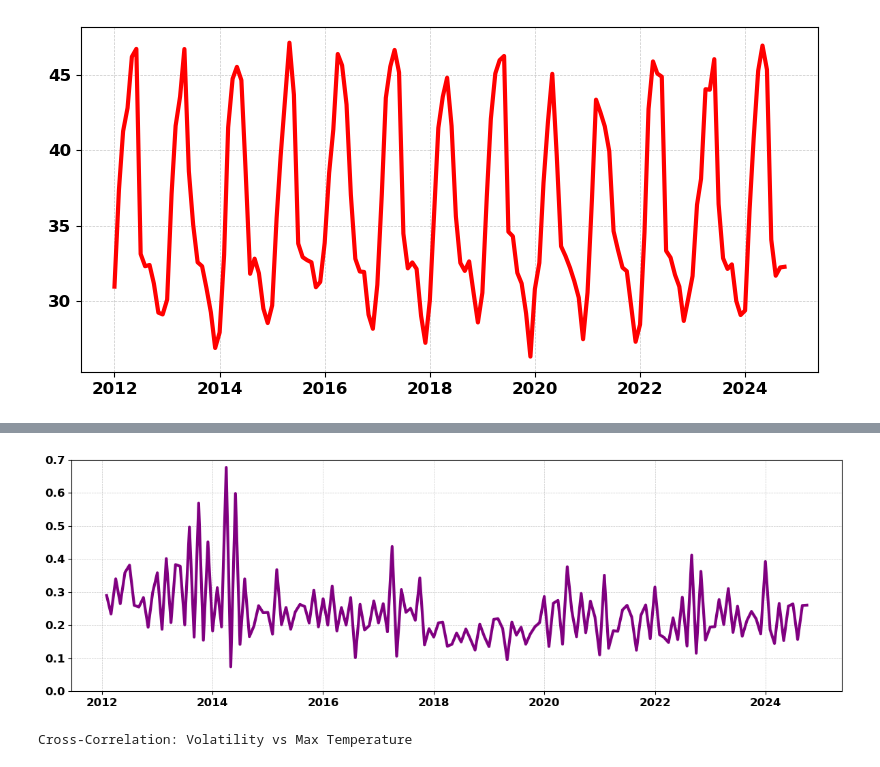
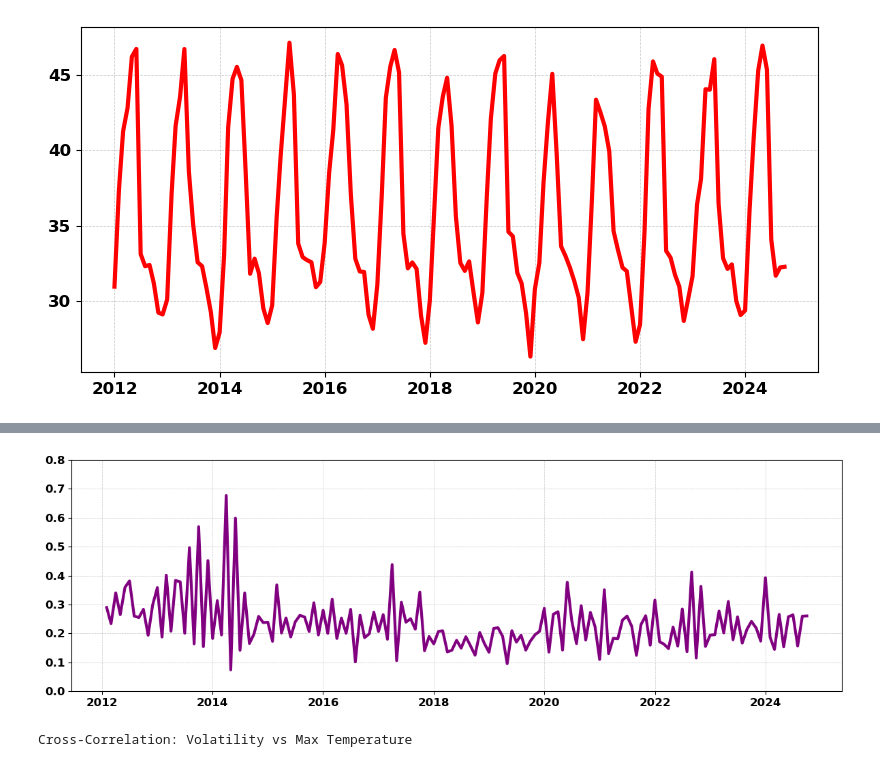
Before and after one commit to AbbinavSK/Crop-Price-Volatility-Analysis-in-India, a Jupyter notebook: Brinjal-price-analysis(state-level).ipynb, the cells around one changed output, grey strips where cells are left out. Cells and saved outputs as stored; diff of their text form; code cells hidden in the pictures.

```diff
--- a/Brinjal-price-analysis(state-level).ipynb
+++ b/Brinjal-price-analysis(state-level).ipynb
@@ -331,21 +335,21 @@ model or by setting rescale=False.
 # %%
 # Plotting the conditional volatility obtained from EGARCH
 
 data["State_Mean_LogReturns_CondVol"] = garch_fit.conditional_volatility
 
 plt.figure(figsize=(12, 4))
 
 plt.plot(data["Price Date"], data["State_Mean_LogReturns_CondVol"], color="purple", linewidth=3)
 
 plt.xticks(rotation=0, fontsize=12, fontweight='bold')
 plt.yticks(rotation=0, fontsize=12, fontweight='bold')
-plt.ylim(0, 0.7)
+plt.ylim(0, 0.8)
 plt.grid(True, linestyle='--', linewidth=0.5, alpha=0.7)
 plt.tight_layout()
 plt.savefig("images/Brinjal-condvol-Odisha.png", dpi=600, bbox_inches='tight')
 plt.show()
 # %% [output]
-[figure, old version]
+[figure, new version]
 # %%
 df = pd.DataFrame() # Preparing dataframe for modelling
 df["Price Date"] = data["Price Date"].iloc[1:]
```
Also changed, not shown: parts of 6 cells of this notebook, 1 other file.
